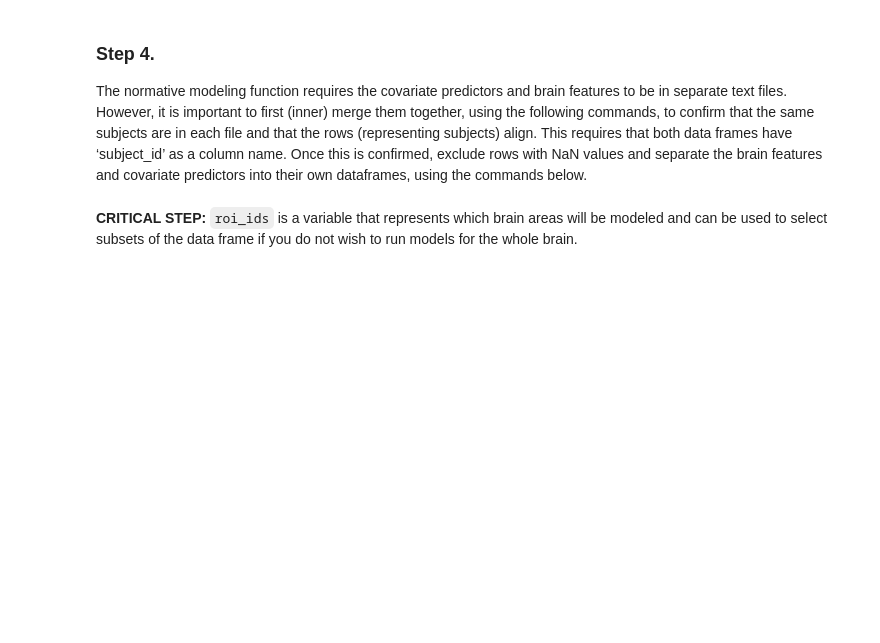
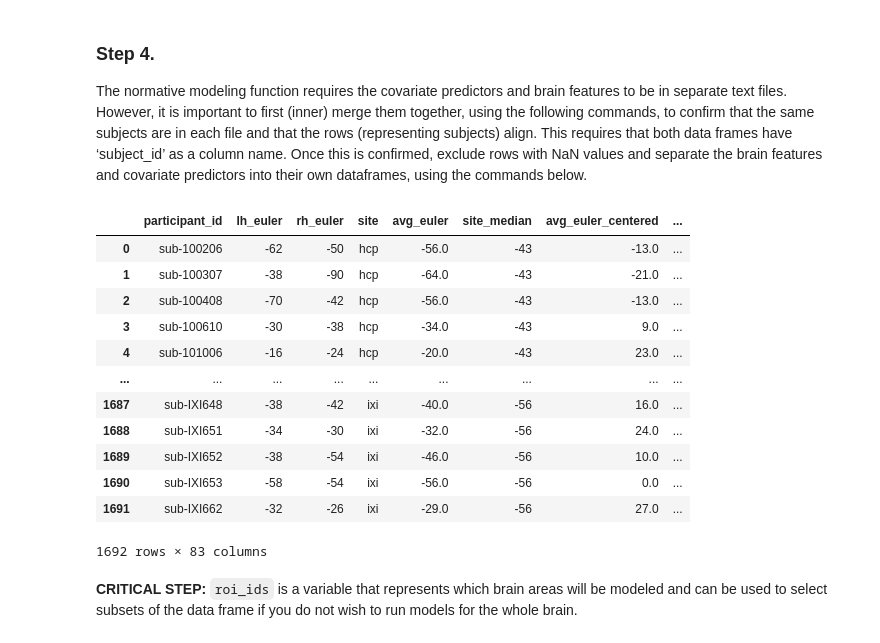
Before and after one commit to brainhack-school2022/dimitrijevic_project, a Jupyter notebook: PCNToolkitDemo/tutorials/BLR_protocol/BLR_normativemodel_protocol.ipynb, the cells around one changed output. Drawn from its saved outputs; the diff is of its cells as text; code cells hidden in the pictures; blank space fills up the shorter version.

Commit message:
Updated BLR tutorial to its final version + added some information to data_formatting + slightly updated where_to_start

```diff
--- a/PCNToolkitDemo/tutorials/BLR_protocol/BLR_normativemodel_protocol.ipynb
+++ b/PCNToolkitDemo/tutorials/BLR_protocol/BLR_normativemodel_protocol.ipynb
@@ -189,6 +220,21 @@ The normative modeling function requires the covariate predictors and brain feat
 # %%
 # make sure to use how="inner" so that we only include subjects that have data in both the covariate and the cortical thickness files
 all_data = pd.merge(brain_good, cov, how='inner')
+all_data
+# %% [output]
+|  | participant_id | lh_euler | rh_euler | site | avg_euler | site_median | avg_euler_centered | ... |
+| 0 | sub-100206 | -62 | -50 | hcp | -56.0 | -43 | -13.0 | ... |
+| 1 | sub-100307 | -38 | -90 | hcp | -64.0 | -43 | -21.0 | ... |
+| 2 | sub-100408 | -70 | -42 | hcp | -56.0 | -43 | -13.0 | ... |
+| 3 | sub-100610 | -30 | -38 | hcp | -34.0 | -43 | 9.0 | ... |
+| 4 | sub-101006 | -16 | -24 | hcp | -20.0 | -43 | 23.0 | ... |
+| ... | ... | ... | ... | ... | ... | ... | ... | ... |
+| 1687 | sub-IXI648 | -38 | -42 | ixi | -40.0 | -56 | 16.0 | ... |
+| 1688 | sub-IXI651 | -34 | -30 | ixi | -32.0 | -56 | 24.0 | ... |
+| 1689 | sub-IXI652 | -38 | -54 | ixi | -46.0 | -56 | 10.0 | ... |
+| 1690 | sub-IXI653 | -58 | -54 | ixi | -56.0 | -56 | 0.0 | ... |
+| 1691 | sub-IXI662 | -32 | -26 | ixi | -29.0 | -56 | 27.0 | ... |
+1692 rows × 83 columns
 # %%
 # Create a list of all the ROIs you want to run a normative model for (add additional names to this list if you would like to include other brain regions from the Desikan-Killian atlas)
 roi_ids = ['lh_MeanThickness_thickness',
```
Also changed, not shown: parts of 7 cells of this notebook, 2 other files.
